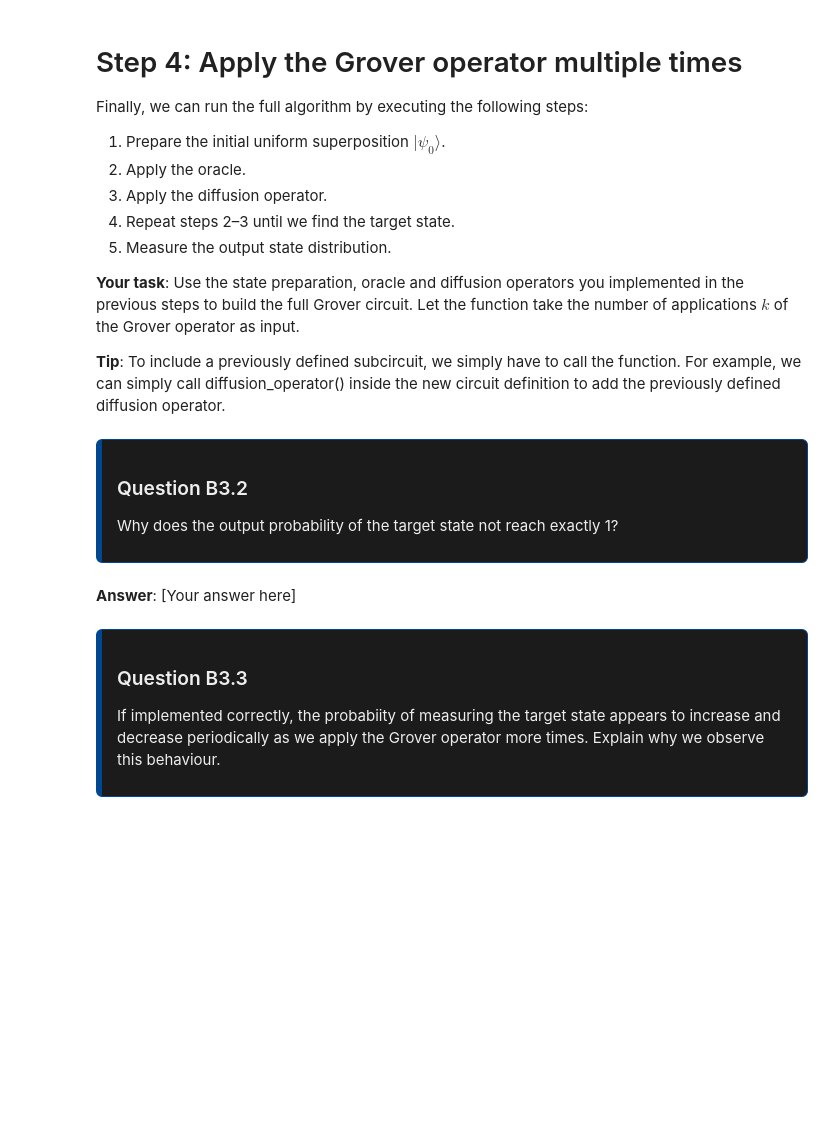
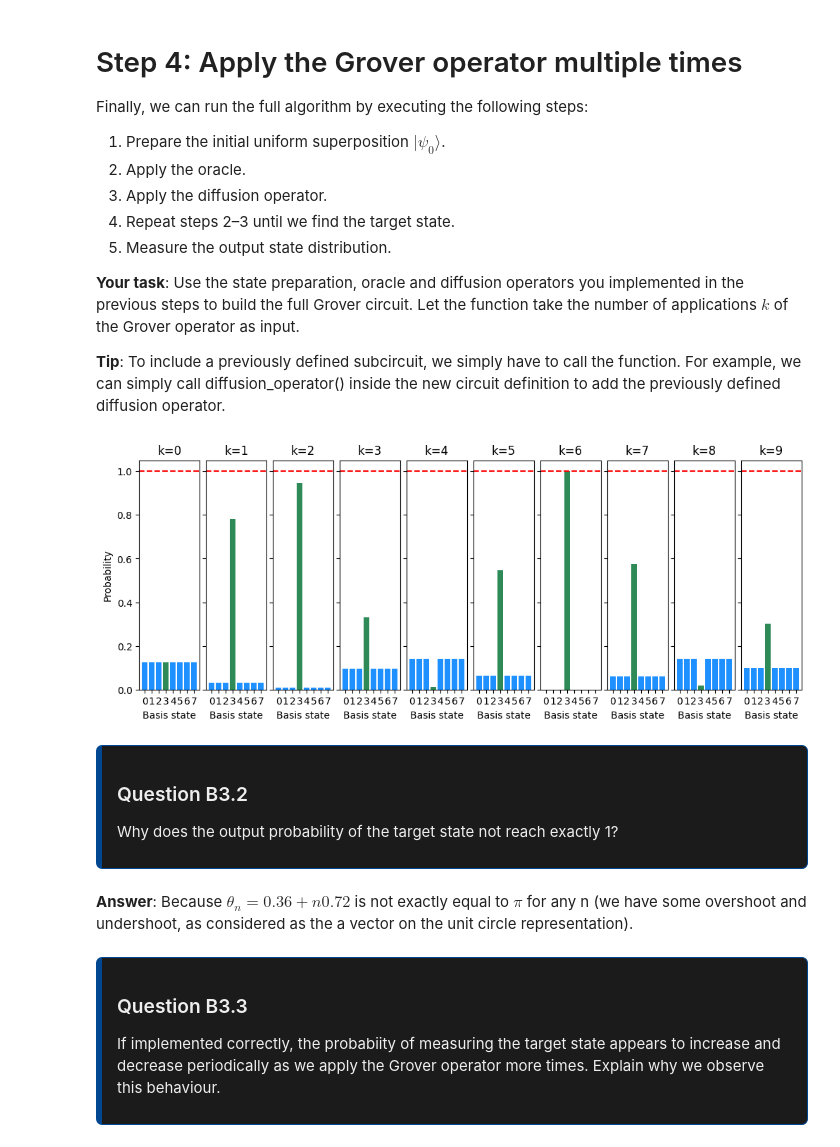
Before and after one commit to Glowster/DD2368, a Jupyter notebook: assignment1/assignment1.ipynb, the cells around one changed output. Drawn from its saved outputs; the diff is of its cells as text; code cells hidden in the pictures; blank space fills up the shorter version.

```diff
--- a/assignment1/assignment1.ipynb
+++ b/assignment1/assignment1.ipynb
@@ -562,7 +563,11 @@ Finally time for you to do some programming again! Now your task is to implement
 # This marks |100> by applying a phase-flip.
 def equals_4_oracle():
     # ---YOUR CODE HERE---
-
+    qml.PauliX(wires=1)
+    qml.PauliX(wires=2)
+    equals_7_oracle()
+    qml.PauliX(wires=1)
+    qml.PauliX(wires=2)
     # --------------------
     return
 
@@ -597,7 +604,8 @@ To do this, we need to compute $x+1$ using the increment circuit that we constrc
 def increment():
     qml.ctrl(op = qml.X(wires = 0), control = (1,2))
     # ---YOUR CODE HERE---
-
+    qml.ctrl(op = qml.X(wires = 1), control = 2)
+    qml.PauliX(wires= 2)
     # --------------------
     return
 
@@ -625,7 +637,9 @@ Since all gates in `increment` is it's own inverse, we can create the inverse of
 # %%
 def increment_inv():
     # ---YOUR CODE HERE---
-
+    qml.PauliX(wires= 2)
+    qml.ctrl(op = qml.X(wires = 1), control = 2)
+    qml.ctrl(op = qml.X(wires = 0), control = (1,2))
     # --------------------
     return
 
@@ -777,6 +798,19 @@ Crucially, we can drop the minus sign since that simply acts as a **global phase
 # %%
 def diffusion_operator():
     # ---YOUR CODE HERE---
+    qml.Hadamard(wires=0)
+    qml.Hadamard(wires=1)
+    qml.Hadamard(wires=2)
+    qml.PauliX(wires=0)
+    qml.PauliX(wires=1)
+    qml.PauliX(wires=2)
+    qml.ctrl(op = qml.Z(wires =2), control = (0,1))
+    qml.PauliX(wires=0)
+    qml.PauliX(wires=1)
+    qml.PauliX(wires=2)
+    qml.Hadamard(wires=0)
+    qml.Hadamard(wires=1)
+    qml.Hadamard(wires=2)
 
     # --------------------
     return
@@ -814,34 +852,40 @@ dev = qml.device("default.qubit", wires=3)
 def grover(k):
     initialize_superposition()
     # ---YOUR CODE HERE---
+    for i in range(k):
+        oracle()
+        diffusion_operator()
+
     # Apply the oracle and diffusion operator k times
 
     # --------------------
     return qml.probs()
 
 # Test the function
 assert np.allclose(grover(1), [0.03125, 0.03125, 0.03125, 0.78125, 0.03125, 0.03125, 0.03125, 0.03125]), "Incorrect output for Grover with k=1."
 assert np.allclose(grover(2), [0.0078125, 0.0078125, 0.0078125, 0.9453125, 0.0078125, 0.0078125, 0.0078125, 0.0078125]), "Incorrect output for Grover with k=2."
 
 # Plot output probabilities for different values of k
 fig, ax = plt.subplots(nrows=1, ncols=10, figsize=(10,4), sharey=True)
 for k in range(0,10):
     ax[k].set_title(f'k={k}')
     probs = grover(k)
     ax[k].bar(range(8), probs)
 
     # Define colors: all gray, except bar at x=3 is green
     colors = ['dodgerblue'] * 8
     colors[3] = 'seagreen'
 
     ax[k].bar(range(8), probs, color=colors)
 
     ax[k].set_xticks(range(8))
     ax[k].set_xlabel('Basis state')
 
     ax[k].axhline(y = 1.0, color = 'r', linestyle = '--')
 ax[0].set_ylabel('Probability')
 plt.tight_layout(pad = 0.3)
+# %% [output]
+[figure, added]
 # %% [markdown]
 <div style="max-width: 1200px; margin: auto; border: 1px solid #004791; border-left: 6px solid #004791; border-radius: 6px; padding: 0.8em 1em; background-color: #1b1b1bff; color: #eee;">
 
@@ -850,7 +894,7 @@ plt.tight_layout(pad = 0.3)
 Why does the output probability of the target state not reach exactly 1?
 </div>
 # %% [markdown]
-**Answer**: [Your answer here]
+**Answer**: Because $\theta_{n} = 0.36 + n 0.72$ is not exactly equal to $\pi$ for any n (we have some overshoot and undershoot, as considered as the a vector on the unit circle representation).
 # %% [markdown]
 <div style="max-width: 1200px; margin: auto; border: 1px solid #004791; border-left: 6px solid #004791; border-radius: 6px; padding: 0.8em 1em; background-color: #1b1b1bff; color: #eee;">
 
```
Also changed, not shown: parts of 12 cells of this notebook.
